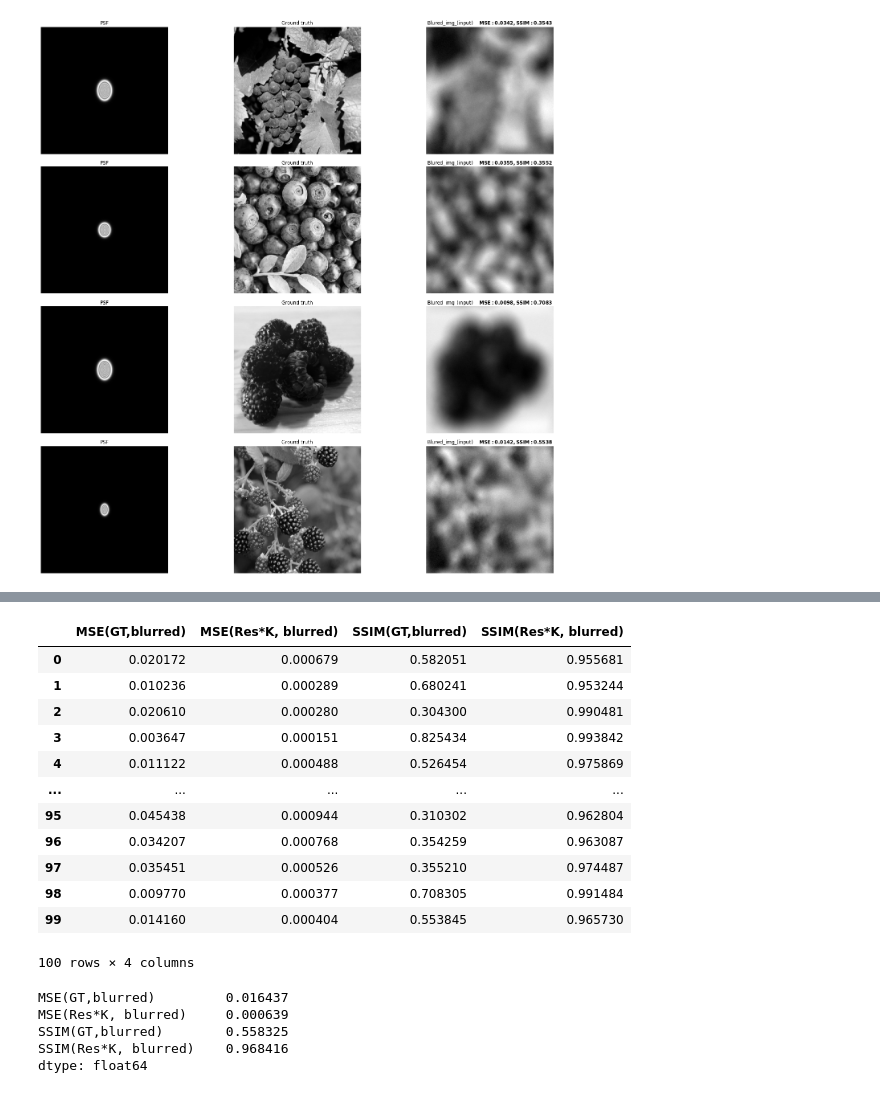
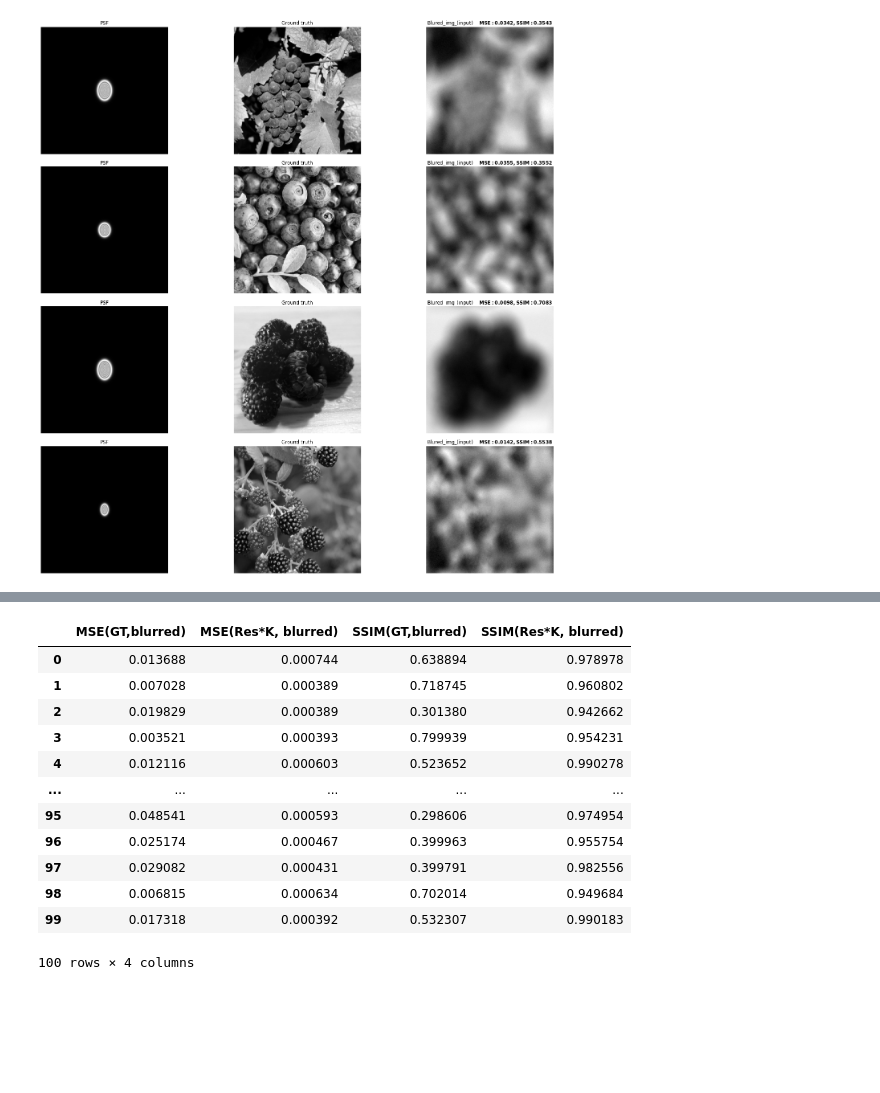
Before and after one commit to tharaaali/rgdn-optimizer-based-deconvolution, a Jupyter notebook: Evalution.ipynb, the cells around one changed output, grey strips where cells are left out. Drawn from its saved outputs; the diff is of its cells as text; code cells hidden in the pictures; blank space fills up the shorter version.

```diff
--- a/Evalution.ipynb
+++ b/Evalution.ipynb
@@ -496,18 +523,17 @@ def out_model_to_numpy(res)->(np.array):
+# %%
+
+#set number of steps for the model = 5 // 5 was chosen when trained
+model.set_num_steps(5)
 # %%
-#Test the first batch
 
-# get the next iteration of dataset sample
-y, x_gt, k, kt = next(iter(test_loader))
-
-#get the recoverd photo from our model
-res = model(y, k, kt)
+n_imgs=len(y)
 
 #from tensor to numpy
-x_hat=out_model_to_numpy(res)
+x_hat=out_model_to_numpy(res,n_imgs)
 y_np,x_gt_np,k_np,kt_np=data_to_numpy(y,x_gt,k,kt)
 
 
-n_imgs=len(y)
+
 figsize: tuple=(25, 25)
 fig, axs = plt.subplots(nrows=n_imgs, ncols=5, figsize=figsize)
 plt.subplots_adjust(left=None, bottom=None, right=None, top=None, wspace=0.1, hspace=0.1)
@@ -553,0 +582,4 @@ for id_img in range(n_imgs):
+# %%
+
+#set number of steps for the model = 10 // 5 was chosen when trained
+model.set_num_steps(10)
@@ -554 +642,5 @@ for id_img in range(n_imgs):
+# %%
+# 5 again becuse the memomry can handle it
+#set number of steps for the model = 5 // 5 was chosen when trained
+model.set_num_steps(5)
 # %% [markdown]
@@ -587,5 +685,5 @@ for id_img in range(n_imgs):
 # %%
-import pandas as pd
+
 
 
 # create an Empty pandas DataFrame
@@ -597,60 +695,56 @@ df['MSE(Res*K, blurred)'] = []
 df['SSIM(GT,blurred)'] = []
 df['SSIM(Res*K, blurred)'] = []
 
+#batch size
+n_imgs=4
 
-#from tensor to numpy
+
+#loop for first 4 batches
 
 for y, x_gt, k, kt in tqdm(test_loader):
+# for i in range(100):
+#     i=i+1
+#     y, x_gt, k, kt = next(iter(test_loader))
     res=model(y,k,kt)
-    x_hat=out_model_to_numpy(res)
+    x_hat=out_model_to_numpy(res,n_imgs)
     y_np,x_gt_np,k_np,kt_np=data_to_numpy(y,x_gt,k,kt)
-
-    n_imgs=len(y)
 
     for id_img in range(n_imgs):
 
         #recoverd img convoluted with the blur kernel K
         res_conv_k= fft_conv(x_hat[id_img], k_np[id_img])
         #unite datatupe
         res_conv_k=res_conv_k.astype(np.float32)
 
         #calculate MSE and SSIM between ground_truth and blurred image
         mgt = mse(x_gt_np[id_img], y_np[id_img])
         sgt = ssim(x_gt_np[id_img], y_np[id_img])
 
         #calculate MSE and SSIM between recoverd img convoluted with the blur kernel K and blurred image
         mrk = mse(res_conv_k, y_np[id_img])
         srk = ssim(res_conv_k, y_np[id_img])
 
         #add the result to our data frame
         df=df.append({'MSE(GT,blurred)' : mgt, 'SSIM(GT,blurred)': sgt,
                       'MSE(Res*K, blurred)': mrk,
                      'SSIM(Res*K, blurred)': srk},
                     ignore_index = True)
 
 #         compare_images(x_gt_np[id_img],y_np[id_img], "input to model vs. output*K")
 
+df.to_csv('MSE_SSIM_100_img.csv')
 df
 # %% [output]
 |  | MSE(GT,blurred) | MSE(Res*K, blurred) | SSIM(GT,blurred) | SSIM(Res*K, blurred) |
-| 0 | 0.020172 | 0.000679 | 0.582051 | 0.955681 |
-| 1 | 0.010236 | 0.000289 | 0.680241 | 0.953244 |
-| 2 | 0.020610 | 0.000280 | 0.304300 | 0.990481 |
-| 3 | 0.003647 | 0.000151 | 0.825434 | 0.993842 |
-| 4 | 0.011122 | 0.000488 | 0.526454 | 0.975869 |
+| 0 | 0.013688 | 0.000744 | 0.638894 | 0.978978 |
+| 1 | 0.007028 | 0.000389 | 0.718745 | 0.960802 |
+| 2 | 0.019829 | 0.000389 | 0.301380 | 0.942662 |
+| 3 | 0.003521 | 0.000393 | 0.799939 | 0.954231 |
+| 4 | 0.012116 | 0.000603 | 0.523652 | 0.990278 |
 | ... | ... | ... | ... | ... |
-| 95 | 0.045438 | 0.000944 | 0.310302 | 0.962804 |
-| 96 | 0.034207 | 0.000768 | 0.354259 | 0.963087 |
-| 97 | 0.035451 | 0.000526 | 0.355210 | 0.974487 |
-| 98 | 0.009770 | 0.000377 | 0.708305 | 0.991484 |
-| 99 | 0.014160 | 0.000404 | 0.553845 | 0.965730 |
+| 95 | 0.048541 | 0.000593 | 0.298606 | 0.974954 |
+| 96 | 0.025174 | 0.000467 | 0.399963 | 0.955754 |
+| 97 | 0.029082 | 0.000431 | 0.399791 | 0.982556 |
+| 98 | 0.006815 | 0.000634 | 0.702014 | 0.949684 |
+| 99 | 0.017318 | 0.000392 | 0.532307 | 0.990183 |
 100 rows × 4 columns
-# %%
-dfMean=df.mean()
-dfMean
-# %% [output]
-MSE(GT,blurred)         0.016437
-MSE(Res*K, blurred)     0.000639
-SSIM(GT,blurred)        0.558325
-SSIM(Res*K, blurred)    0.968416
-dtype: float64
```
Also changed, not shown: parts of 25 cells of this notebook, 4 other files.
